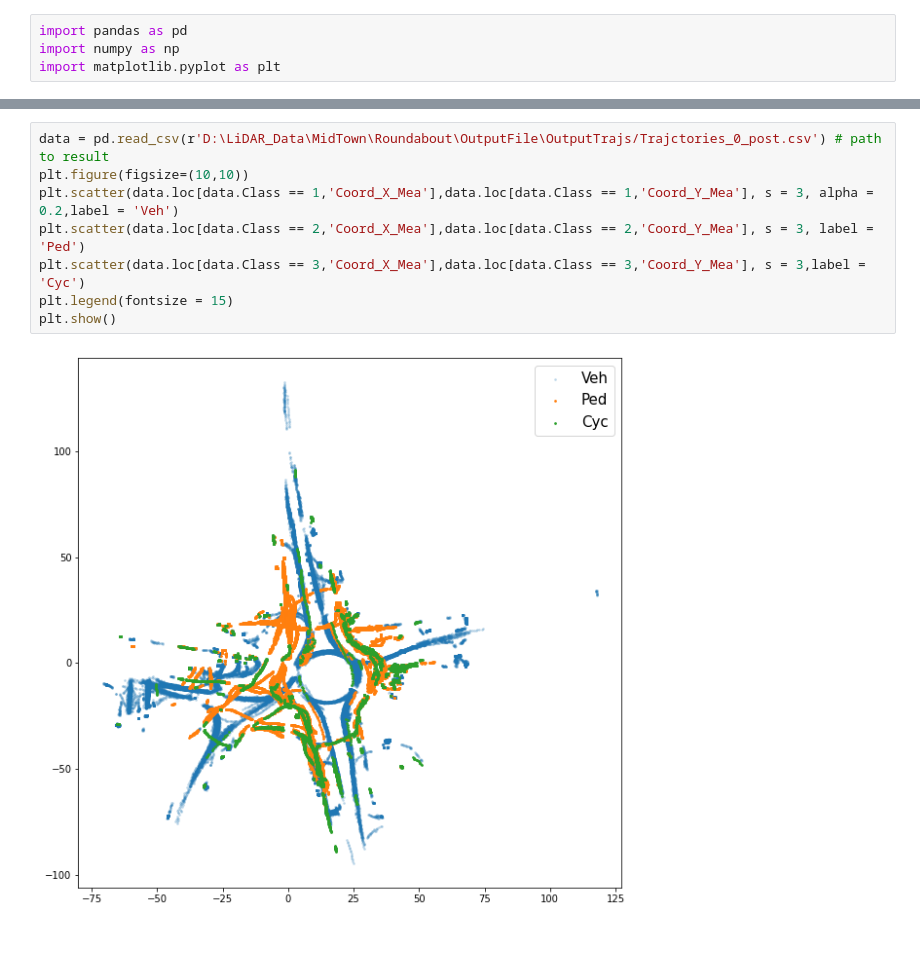
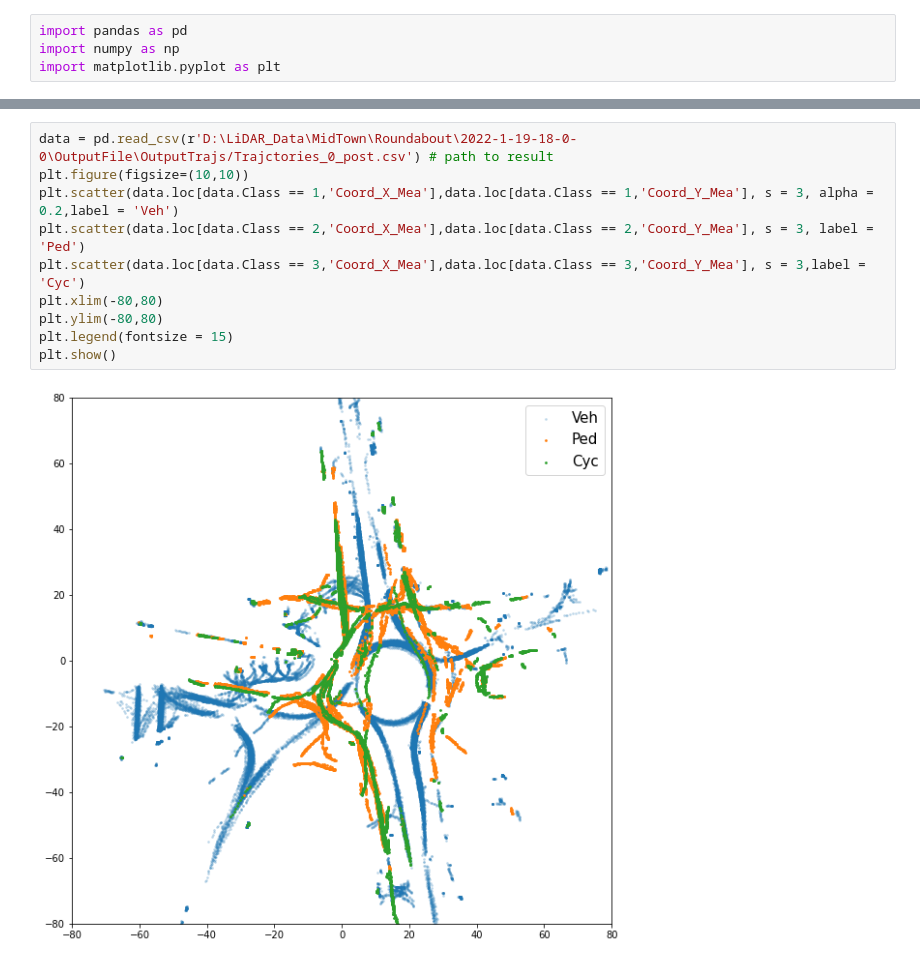
Before and after one commit to jksdbks123/Lidar-Tracker, a Jupyter notebook: LiDAR_Tracker_Project/ResultVisualiztion.ipynb, the cells around one changed output, grey strips where cells are left out. Drawn from its saved outputs; the diff is of its cells as text.

```diff
--- a/LiDAR_Tracker_Project/ResultVisualiztion.ipynb
+++ b/LiDAR_Tracker_Project/ResultVisualiztion.ipynb
@@ -21,10 +5,12 @@ data.loc[data.Class == 2]
 # %%
-data = pd.read_csv(r'D:\LiDAR_Data\MidTown\Roundabout\OutputFile\OutputTrajs/Trajctories_0_post.csv') # path to result
+data = pd.read_csv(r'D:\LiDAR_Data\MidTown\Roundabout\2022-1-19-18-0-0\OutputFile\OutputTrajs/Trajctories_0_post.csv') # path to result
 plt.figure(figsize=(10,10))
 plt.scatter(data.loc[data.Class == 1,'Coord_X_Mea'],data.loc[data.Class == 1,'Coord_Y_Mea'], s = 3, alpha = 0.2,label = 'Veh')
 plt.scatter(data.loc[data.Class == 2,'Coord_X_Mea'],data.loc[data.Class == 2,'Coord_Y_Mea'], s = 3, label = 'Ped')
 plt.scatter(data.loc[data.Class == 3,'Coord_X_Mea'],data.loc[data.Class == 3,'Coord_Y_Mea'], s = 3,label = 'Cyc')
+plt.xlim(-80,80)
+plt.ylim(-80,80)
 plt.legend(fontsize = 15)
 plt.show()
 # %% [output]
-[figure, old version]
+[figure, new version]
```
Also changed, not shown: parts of 2 cells of this notebook, 2 other files.
